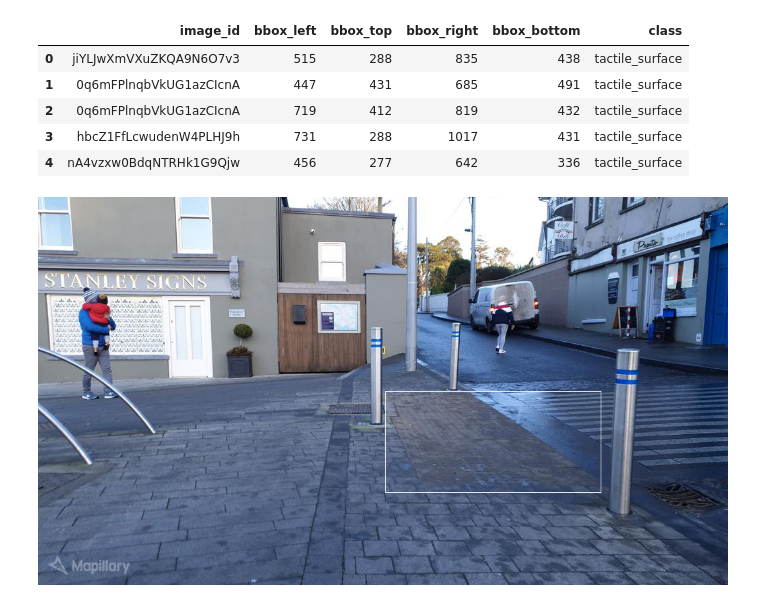
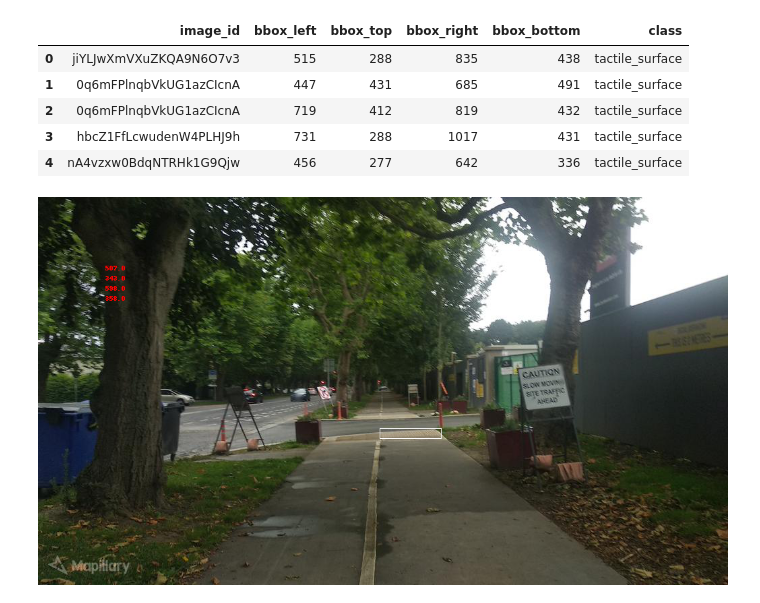
Before and after one commit to Westley-Winks/tactile-paving-detector, a Jupyter notebook: model-v2.ipynb, the cells around one changed output. Cells and saved outputs as stored; diff of their text form; code cells hidden in the pictures.

```diff
--- a/model-v2.ipynb
+++ b/model-v2.ipynb
@@ -62,9 +64,14 @@ def draw_example(index: int) -> Image:
     bottom = float(df["bbox_bottom"][index])
 
     draw.rectangle([(left, top), (right, bottom)])
+    draw.text(
+        (100, 100),
+        f"{str(left)}\n{str(top)}\n{str(right)}\n{str(bottom)}\n",
+        fill="red",
+        size=24)
 
     return image
-# %%
-draw_example(0)
-# %% [output]
-[figure, removed]
+# %%
+draw_example(np.random.randint(0, df.shape[0]))
+# %% [output]
+[figure, added]
```
Also changed, not shown: parts of 9 cells of this notebook.
